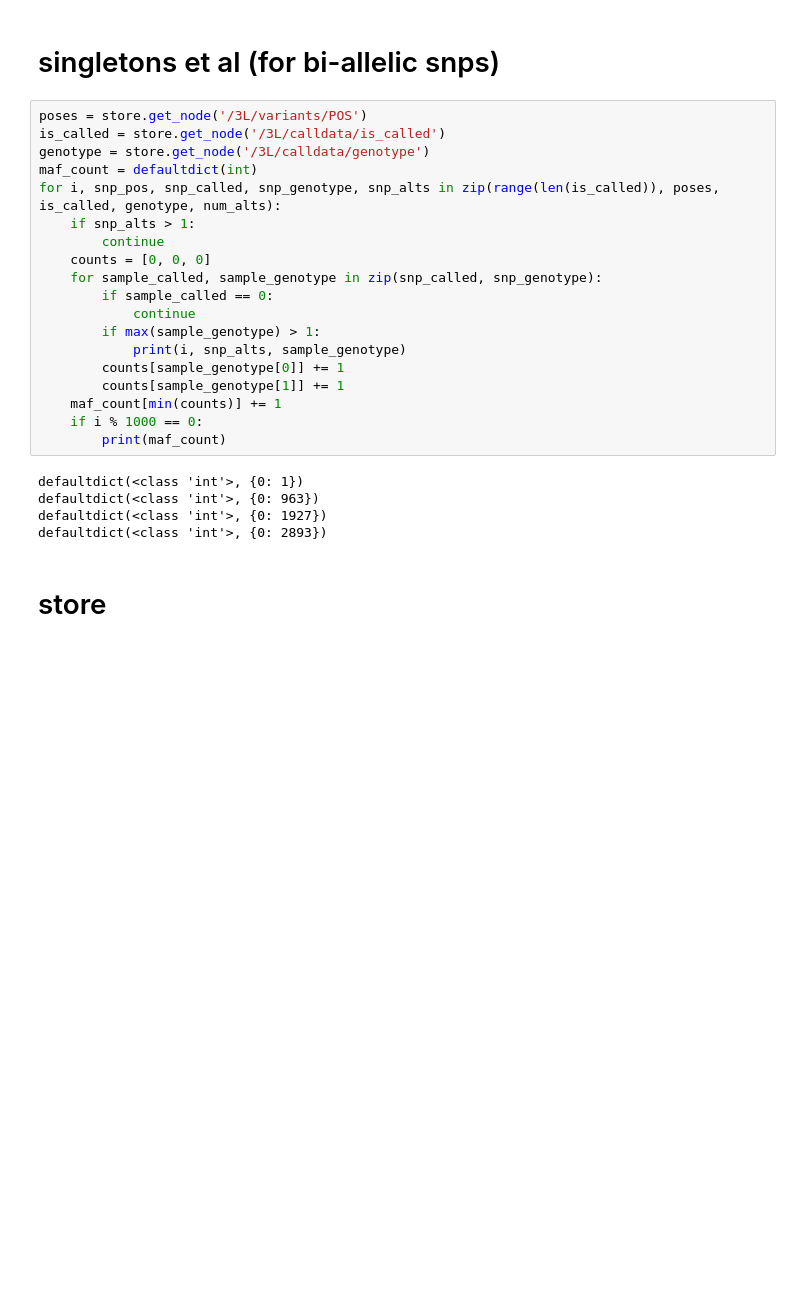
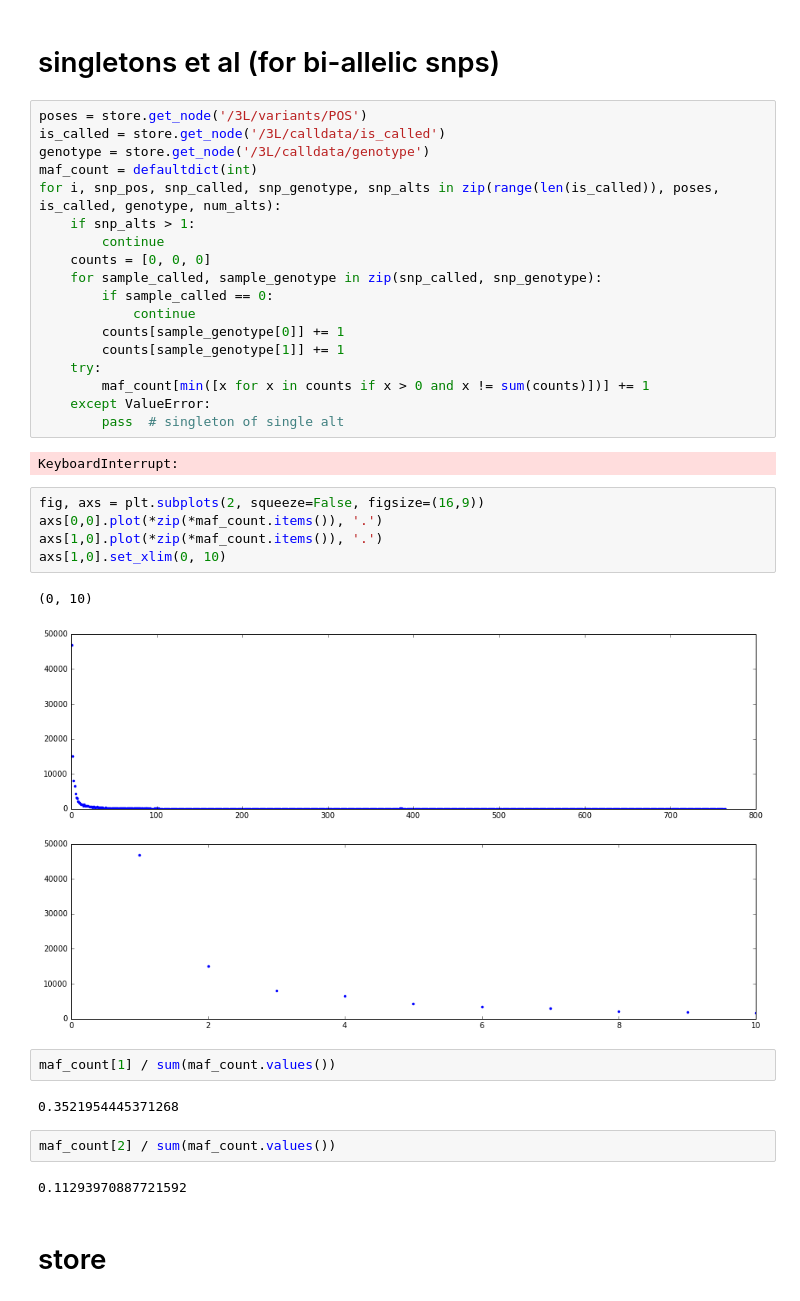
Before and after one commit to tiagoantao/data-science-teaching, a Jupyter notebook: notebooks/001_Basic_Exploration.ipynb, the cells around one changed output. Drawn from its saved outputs; the diff is of its cells as text; blank space fills up the shorter version.

```diff
--- a/notebooks/001_Basic_Exploration.ipynb
+++ b/notebooks/001_Basic_Exploration.ipynb
@@ -160,18 +160,30 @@ for i, snp_pos, snp_called, snp_genotype, snp_alts in zip(range(len(is_called)),
     for sample_called, sample_genotype in zip(snp_called, snp_genotype):
         if sample_called == 0:
             continue
-        if max(sample_genotype) > 1:
-            print(i, snp_alts, sample_genotype)
         counts[sample_genotype[0]] += 1
         counts[sample_genotype[1]] += 1
-    maf_count[min(counts)] += 1
-    if i % 1000 == 0:
-        print(maf_count)
+    try:
+        maf_count[min([x for x in counts if x > 0 and x != sum(counts)])] += 1
+    except ValueError:
+        pass  # singleton of single alt
 # %% [output]
-defaultdict(<class 'int'>, {0: 1})
-defaultdict(<class 'int'>, {0: 963})
-defaultdict(<class 'int'>, {0: 1927})
-defaultdict(<class 'int'>, {0: 2893})
+KeyboardInterrupt:
+# %%
+fig, axs = plt.subplots(2, squeeze=False, figsize=(16,9))
+axs[0,0].plot(*zip(*maf_count.items()), '.')
+axs[1,0].plot(*zip(*maf_count.items()), '.')
+axs[1,0].set_xlim(0, 10)
+# %% [output]
+(0, 10)
+[figure, added]
+# %%
+maf_count[1] / sum(maf_count.values())
+# %% [output]
+0.3521954445371268
+# %%
+maf_count[2] / sum(maf_count.values())
+# %% [output]
+0.11293970887721592
 # %% [markdown]
 # store
 # %%
```
Also changed, not shown: 3 other files.
